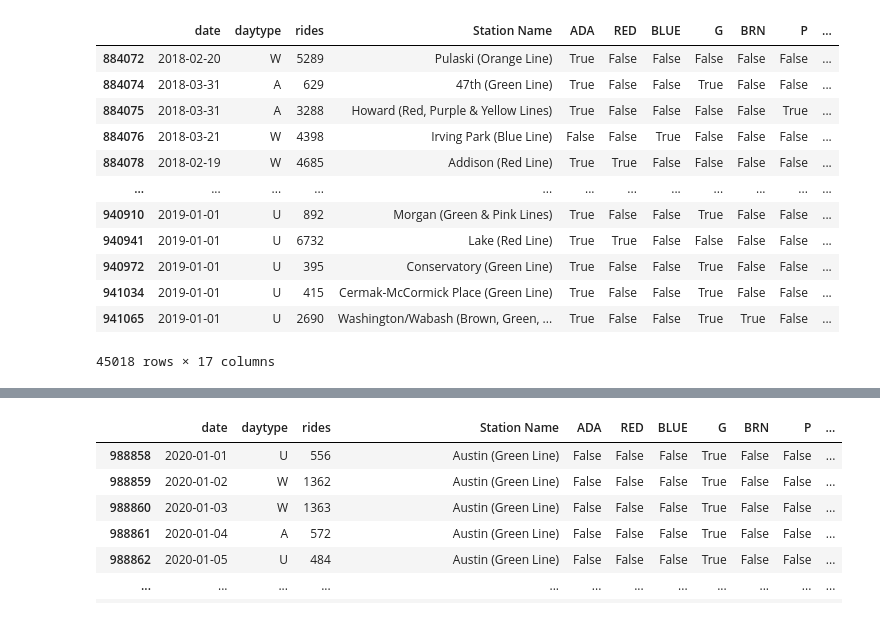
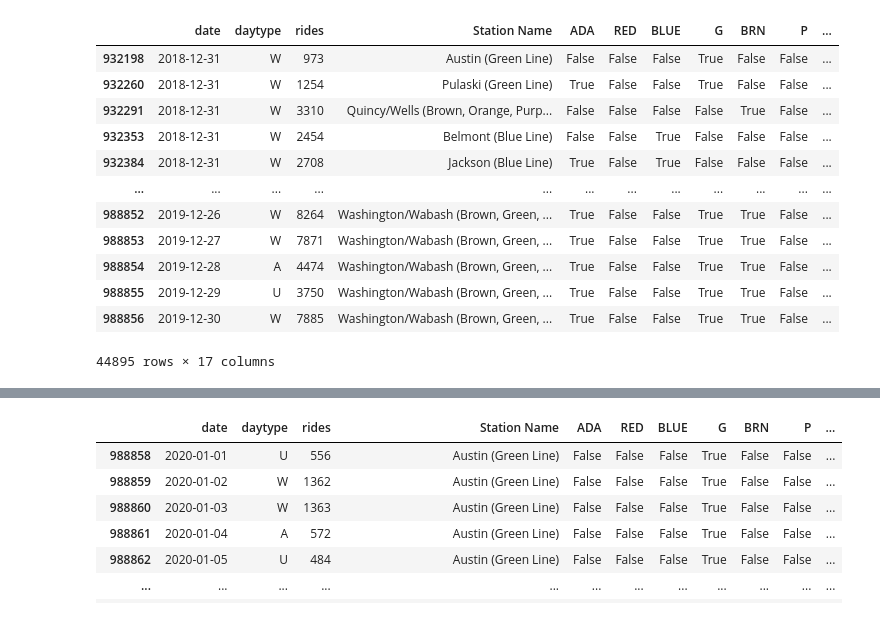
Before and after one commit to cdfencing/Project-I, a Jupyter notebook: neighborhoods.ipynb, the cells around one changed output, grey strips where cells are left out. Cells and saved outputs as stored; diff of their text form; code cells hidden in the pictures.

```diff
--- a/neighborhoods.ipynb
+++ b/neighborhoods.ipynb
@@ -8,21 +8,21 @@ L_data = pd.read_csv('L_data_merged.csv', low_memory = False)
 # %%
 L_data['date'] = pd.to_datetime(L_data['date'], infer_datetime_format=True)
 # %%
-L_data_1yr = L_data.loc[(L_data['date']>= "01-01-2018") & (L_data['date']<= "01-01-2019")]
+L_data_1yr = L_data.loc[(L_data['date']>= "12-31-2018") & (L_data['date']<= "12-30-2019")]
 
 L_data_1_yr = L_data_1yr.dropna()
 L_data_1_yr
 # %% [output]
 |  | date | daytype | rides | Station Name | ADA | RED | BLUE | G | BRN | P | ... |
-| 884072 | 2018-02-20 | W | 5289 | Pulaski (Orange Line) | True | False | False | False | False | False | ... |
-| 884074 | 2018-03-31 | A | 629 | 47th (Green Line) | True | False | False | True | False | False | ... |
-| 884075 | 2018-03-31 | A | 3288 | Howard (Red, Purple & Yellow Lines) | True | False | False | False | False | True | ... |
-| 884076 | 2018-03-21 | W | 4398 | Irving Park (Blue Line) | False | False | True | False | False | False | ... |
-| 884078 | 2018-02-19 | W | 4685 | Addison (Red Line) | True | True | False | False | False | False | ... |
+| 932198 | 2018-12-31 | W | 973 | Austin (Green Line) | False | False | False | True | False | False | ... |
+| 932260 | 2018-12-31 | W | 1254 | Pulaski (Green Line) | True | False | False | True | False | False | ... |
+| 932291 | 2018-12-31 | W | 3310 | Quincy/Wells (Brown, Orange, Purp... | False | False | False | False | True | False | ... |
+| 932353 | 2018-12-31 | W | 2454 | Belmont (Blue Line) | False | False | True | False | False | False | ... |
+| 932384 | 2018-12-31 | W | 2708 | Jackson (Blue Line) | True | False | True | False | False | False | ... |
 | ... | ... | ... | ... | ... | ... | ... | ... | ... | ... | ... | ... |
-| 940910 | 2019-01-01 | U | 892 | Morgan (Green & Pink Lines) | True | False | False | True | False | False | ... |
-| 940941 | 2019-01-01 | U | 6732 | Lake (Red Line) | True | True | False | False | False | False | ... |
-| 940972 | 2019-01-01 | U | 395 | Conservatory (Green Line) | True | False | False | True | False | False | ... |
-| 941034 | 2019-01-01 | U | 415 | Cermak-McCormick Place (Green Line) | True | False | False | True | False | False | ... |
-| 941065 | 2019-01-01 | U | 2690 | Washington/Wabash (Brown, Green, ... | True | False | False | True | True | False | ... |
+| 988852 | 2019-12-26 | W | 8264 | Washington/Wabash (Brown, Green, ... | True | False | False | True | True | False | ... |
+| 988853 | 2019-12-27 | W | 7871 | Washington/Wabash (Brown, Green, ... | True | False | False | True | True | False | ... |
+| 988854 | 2019-12-28 | A | 4474 | Washington/Wabash (Brown, Green, ... | True | False | False | True | True | False | ... |
+| 988855 | 2019-12-29 | U | 3750 | Washington/Wabash (Brown, Green, ... | True | False | False | True | True | False | ... |
+| 988856 | 2019-12-30 | W | 7885 | Washington/Wabash (Brown, Green, ... | True | False | False | True | True | False | ... |
-45018 rows × 17 columns
+44895 rows × 17 columns
```
Also changed, not shown: parts of 40 cells of this notebook.
